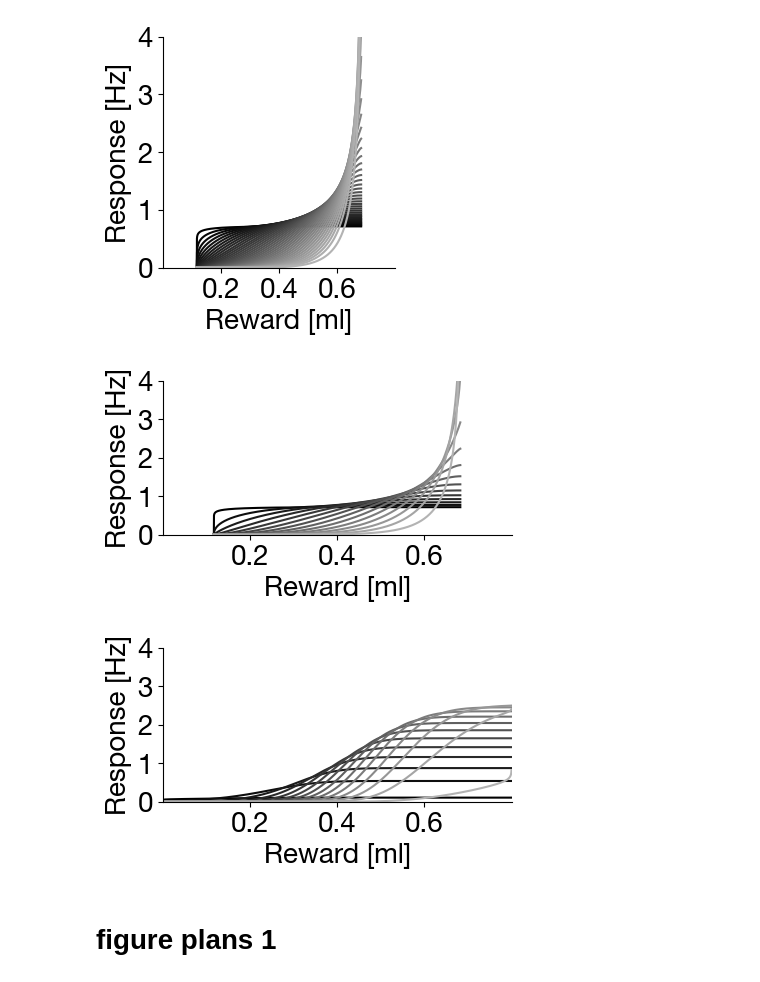
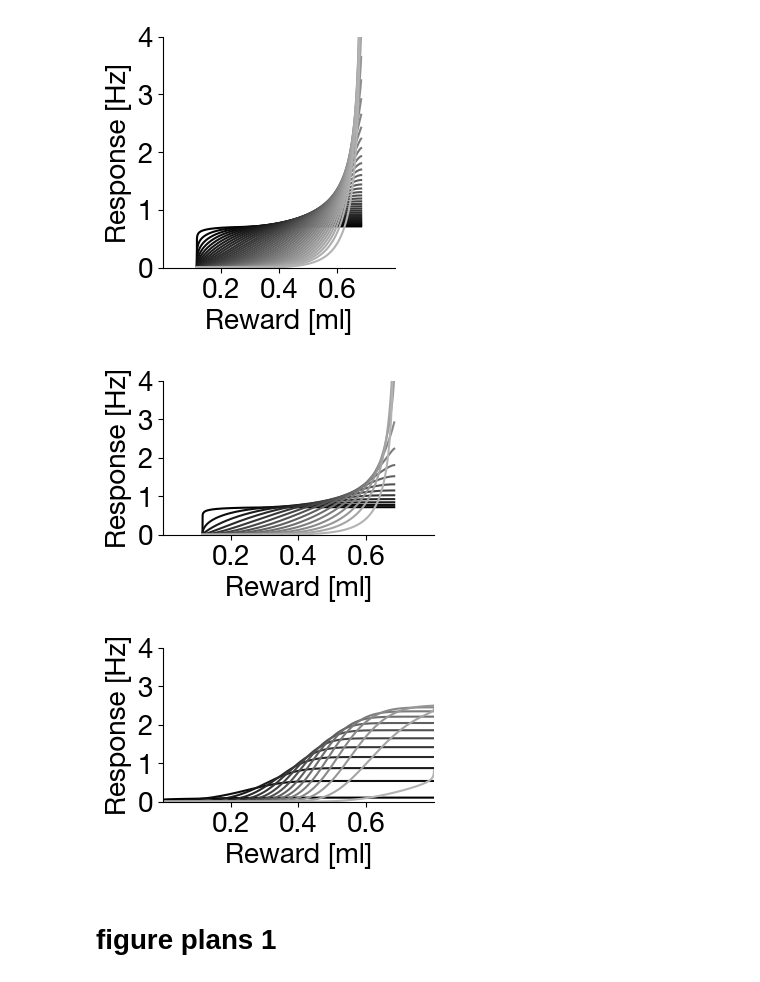
Before and after one commit to dongjae-kim/efficient-coding-dist-rl, a Jupyter notebook: figures_variable_distribution.ipynb, the cells around one changed output. Saved outputs shown, nothing was run; the diff lists cells and outputs as text; code cells hidden in the pictures.

```diff
--- a/figures_variable_distribution.ipynb
+++ b/figures_variable_distribution.ipynb
@@ -296,35 +296,35 @@ plt.rcParams['font.size'] = 20
 fig, ax = plt.subplots(1,1)
 
 
-fig.set_figwidth(4.5)
+fig.set_figwidth(3.5)
 fig.set_figheight(2)
 
 colors = np.linspace(0, 0.7, ec_unfm.N)
 
 ymax = []
 # subsample for only 1 third of ec_unfm.N
 for i in range(ec_unfm.N):
     if i%3 == 0:
         # plt.plot(ec_unfm.x[ec_unfm.p_prior!=0], ec_unfm.neurons_[i][ec_unfm.p_prior!=0], color=str(colors[i]))
         plt.plot(ec_unfm.x[1450:8532], ec_unfm.neurons_[i][1450:8532], color=str(colors[i]))
         ymax.append(ec_unfm.neurons_[i][1499])
 # plt.ylim((0,round(np.max(self.neurons_[self.N-2]),1)))
 
 ax.set_xlabel('Reward [ml]')
 ax.set_ylabel('Response [Hz]')
 
 ax.spines['right'].set_visible(False)
 ax.spines['top'].set_visible(False)
 ax.set_xticks([.2, .4, .6])
 ax.set_yticks([0, 1,2,3, 4])
 
 plt.xlim([0, 0.8])
 plt.ylim([0, 4])
 fig.savefig('./figures_rothenhoefer/'+'neuron_unfm_neurons_subsample.png', bbox_inches="tight")
 fig.savefig('./figures_rothenhoefer/'+'neuron_unfm_neurons_subsample.pdf', bbox_inches="tight")
 plt.show()
 # %% [output]
-[figure, old version]
+[figure, new version]
 # %%
 %matplotlib inline
 plt.rcParams['font.family'] = 'Helvetica Neue'
@@ -332,7 +332,7 @@ plt.rcParams['font.size'] = 20
 fig, ax = plt.subplots(1,1)
 
 
-fig.set_figwidth(4.5)
+fig.set_figwidth(3.5)
 fig.set_figheight(2)
 
 colors = np.linspace(0, 0.7, ec_norm.N)
@@ -358,7 +358,7 @@ fig.savefig('./figures_rothenhoefer/'+'neuron_norm_neurons_subsample.png', bbox_
 fig.savefig('./figures_rothenhoefer/'+'neuron_norm_neurons_subsample.pdf', bbox_inches="tight")
 plt.show()
 # %% [output]
-[figure, old version]
+[figure, new version]
 # %% [markdown]
 # figure plans 1
 # %% [markdown]
```
Also changed, not shown: parts of 4 cells of this notebook.
